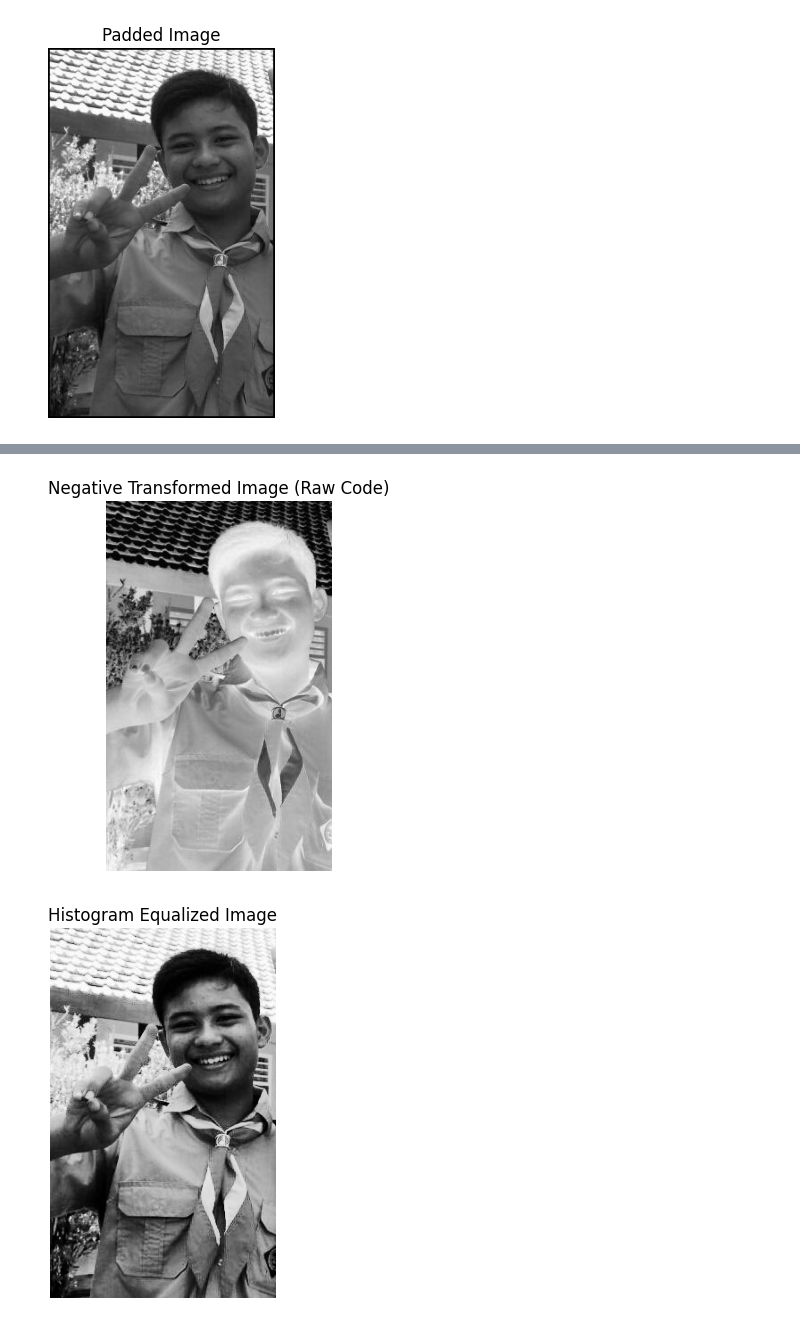
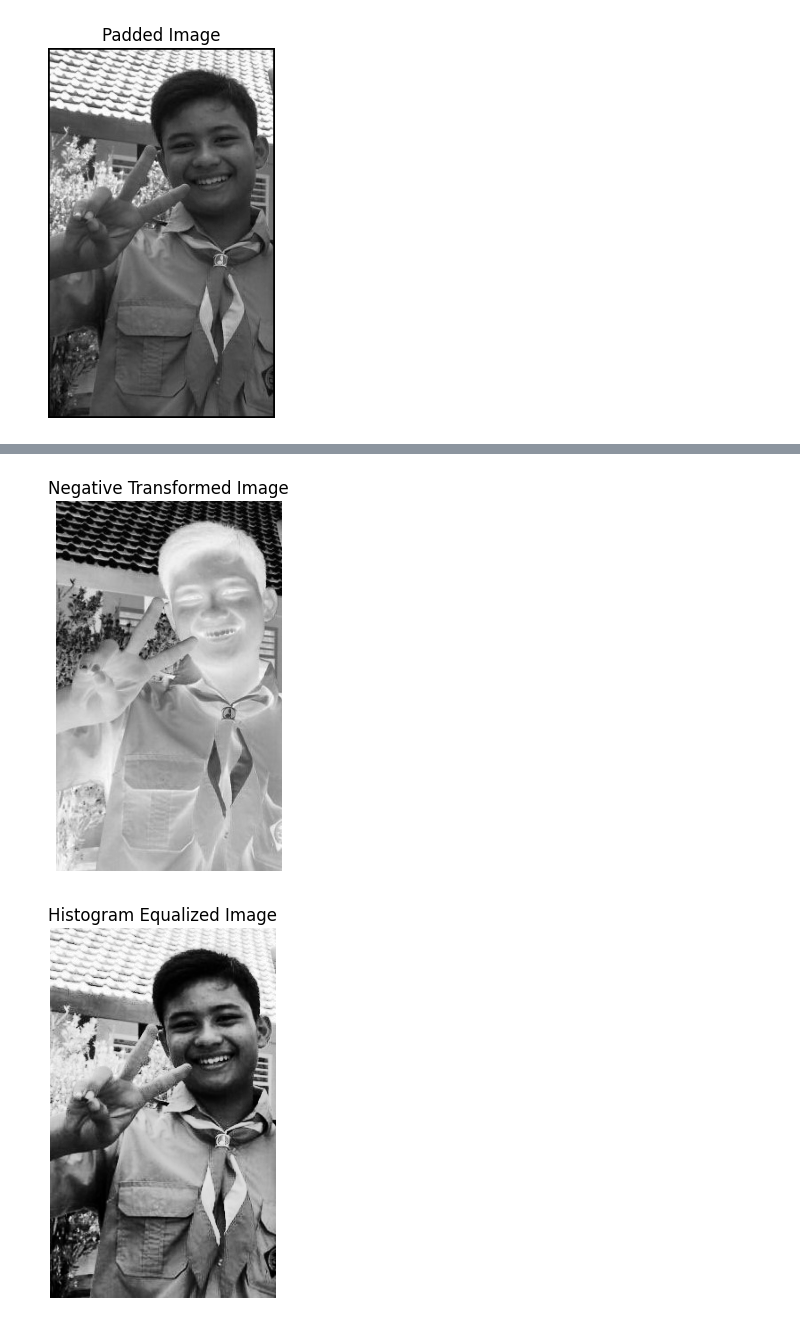
Before and after one commit to Faiznb/Tugas-PengolahanCitraDigital, a Jupyter notebook: PengolahanCitra.ipynb, the cells around one changed output, grey strips where cells are left out. Saved outputs shown, nothing was run; the diff lists cells and outputs as text; code cells hidden in the pictures.

```diff
--- a/PengolahanCitra.ipynb
+++ b/PengolahanCitra.ipynb
@@ -230,31 +202,31 @@ plt.show()
 # %%
 # Negative Transformation menggunakan raw code
 def negative_transform_raw(image):
     """
     Lakukan transformasi negatif pada citra menggunakan raw code.
     """
     negative_image = []
 
     # Lakukan inversi pixel secara manual untuk setiap pixel
     for row in image:
         new_row = []
         for pixel in row:
             new_pixel = 255 - pixel  # Formula inversi pixel
             new_row.append(new_pixel)
         negative_image.append(new_row)
 
     return np.array(negative_image, dtype=np.uint8)
 
 # Penerapan Negative Transformation dengan raw code
 negative_image = negative_transform_raw(gray_img)
 
 # Tampilkan hasil negative transform
 plt.imshow(negative_image, cmap='gray')
-plt.title("Negative Transformed Image (Raw Code)")
+plt.title("Negative Transformed Image")
 plt.axis('off')
 plt.show()
 # %% [output]
-[figure, old version]
+[figure, new version]
 # %%
 # Histogram Equalization
 def histogram_equalization(image):
```
Also changed, not shown: parts of 3 cells of this notebook.
